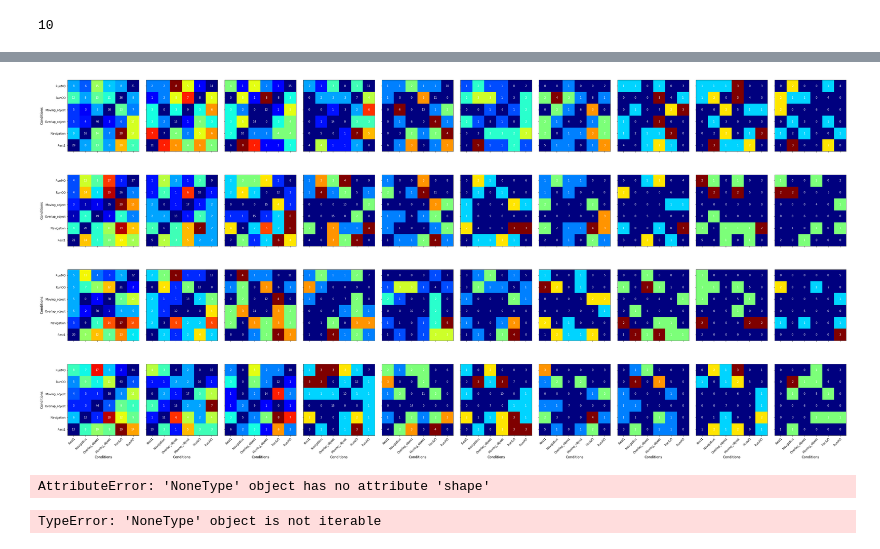
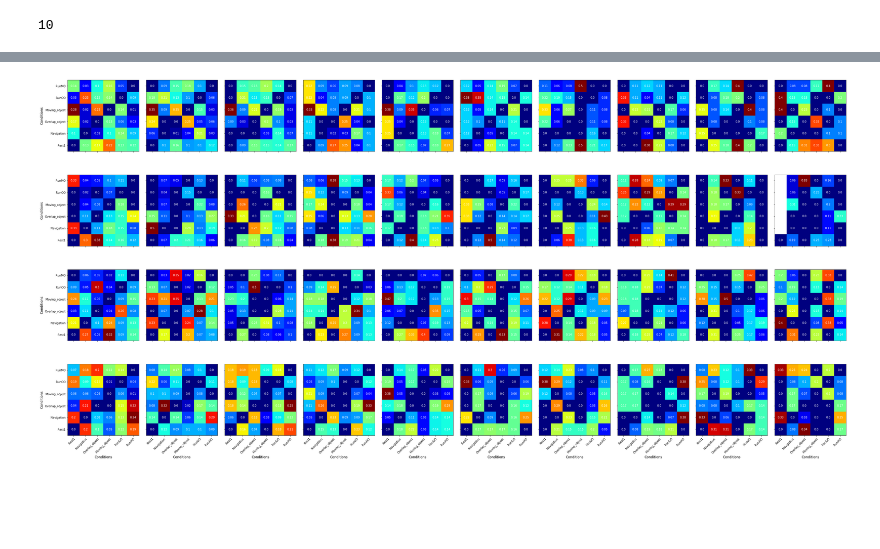
Before and after one commit to melisamc89/neural_analysys, a Jupyter notebook: src/cca_binsize_decoder.ipynb, the cells around one changed output, grey strips where cells are left out. Cells and saved outputs as stored; diff of their text form; code cells hidden in the pictures; blank space fills up the shorter version.

```diff
--- a/src/cca_binsize_decoder.ipynb
+++ b/src/cca_binsize_decoder.ipynb
@@ -564,3 +641,48 @@ fig.savefig(figure_name)
+# %%
+fig,ax = plt.subplots(4,10)
+
+conditions = labels[1:]
+for day in [0,1,2,3]:
+    for re_sf in [1,2,3,4,5,6,7,8,9,10]:
+        plot_matrix = confusion_matrix_cca_list[re_sf-1][day].copy()
+        #print(plot_matrix)
+        plot_matrix = plot_matrix / np.sum(plot_matrix,axis = 0)
+
+        for i in range(6):
+            plot_matrix[i,i]=0
+        ax[day,re_sf-1].imshow(plot_matrix, origin = 'lower', cmap = 'jet')
+
+        x_pos = np.arange(0,len(conditions))
+        y_pos = np.arange(0,len(conditions))
+
+        ax[day,re_sf-1].set_yticks(y_pos)
+        ax[day,re_sf-1].set_yticklabels([])
+        if re_sf == 1:
+            ax[day,re_sf-1].set_yticklabels(conditions)
+            ax[day,re_sf-1].set_ylabel('Conditions', fontsize = 12)
+
+        ax[day,re_sf-1].set_xticks(x_pos)
+        ax[day,re_sf-1].set_xticklabels([])
+        if day == 3:
+            ax[day,re_sf-1].set_xticklabels(conditions)
+            ax[day,re_sf-1].set_xlabel('Conditions', fontsize = 12)
+
+        for i in range(len(conditions)):
+            for j in range(len(conditions)):
+                text = ax[day,re_sf-1].text(j, i, round(plot_matrix[i,j],2),
+                               ha="center", va="center", color="w")
+
+        plt.setp(ax[day,re_sf-1].get_xticklabels(), rotation=45, ha="right",
+                 rotation_mode="anchor")
+        plt.subplots_adjust(wspace=0.1, hspace=0.0)
+
+fig.set_size_inches(50,25)
+
+figure_name = figure_path +'decorder_cca_confmatrix_binzise'+f'{mouse}'+'_session_'+f'{session}'+'.png'
+
+fig.savefig(figure_name)
+# %% [output]
+[figure, added]
 # %%
 fig,ax = plt.subplots(4,10)
 
@@ -601,8 +723,6 @@ for day in [0,1,2,3]:
 
 fig.set_size_inches(50,25)
 
-figure_name = figure_path +'decorder_cca_confmatrix_binzise'+f'{mouse}'+'_session_'+f'{session}'+'.png'
+figure_name = figure_path +'decorder_cca_per_class_binzise'+f'{mouse}'+'_session_'+f'{session}'+'.png'
 
 fig.savefig(figure_name)
-# %% [output]
-[figure, removed]
@@ -613,8 +728,0 @@ s = yparameters + ybehaviour
-# %%
-yparameters.shape
-# %% [output]
-AttributeError: 'NoneType' object has no attribute 'shape'
-# %%
-list(yparameters).append(ybehaviour)
-# %% [output]
-TypeError: 'NoneType' object is not iterable
```
Also changed, not shown: parts of 9 cells of this notebook, 2 other files.
